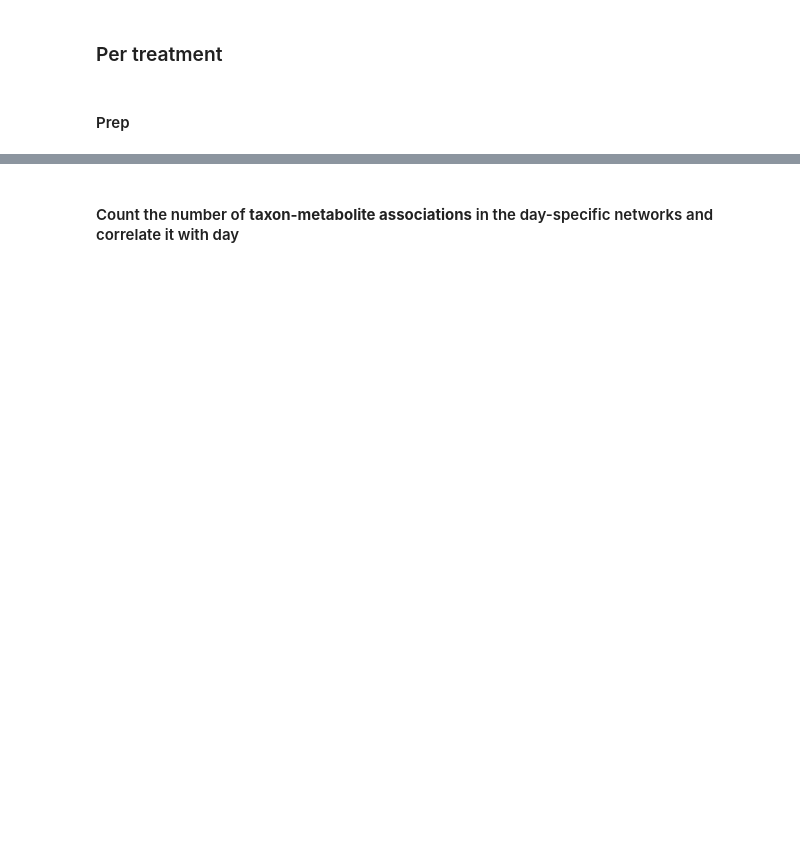
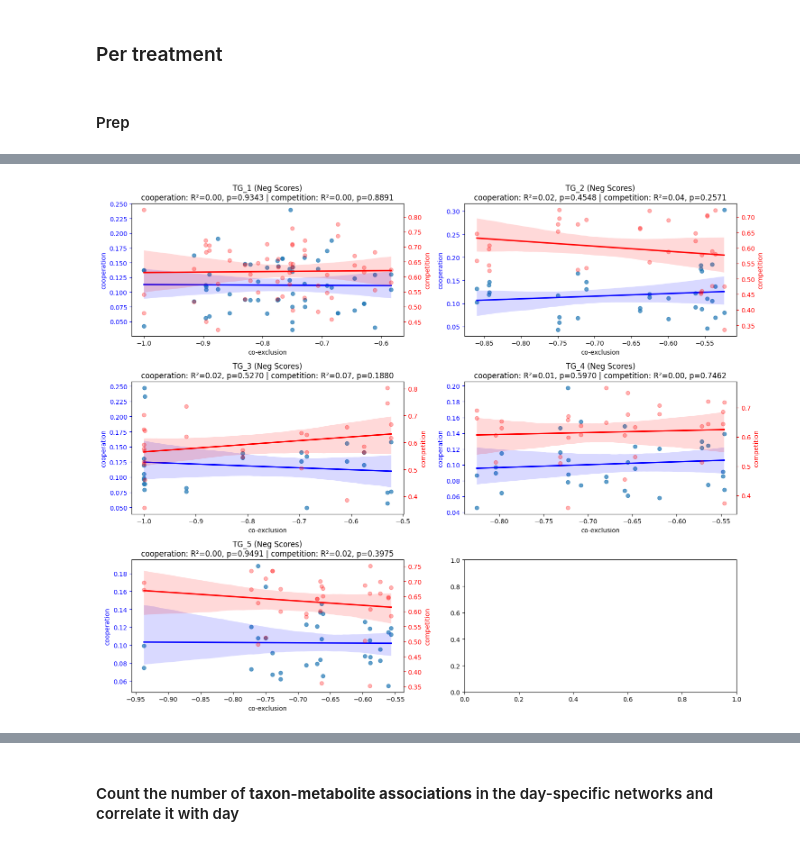
Before and after one commit to hariszaf/AMAC005_chicken_salmonella, a Jupyter notebook: microbetag_analysis/mtg_analysis.ipynb, the cells around one changed output, grey strips where cells are left out. Saved outputs shown, nothing was run; the diff lists cells and outputs as text; code cells hidden in the pictures; blank space fills up the shorter version.

```diff
--- a/microbetag_analysis/mtg_analysis.ipynb
+++ b/microbetag_analysis/mtg_analysis.ipynb
@@ -830,8 +843,7 @@ for day, df in dfs.items():
     day_w_pearson[day]["r^2"]    = r2
     day_w_pearson[day]["pvalue"] = p_v
 
-    spearman = spearman_corr(df, "neighbors_num", "compl_ratio")
-    day_spearman[day] = spearman
+    day_spearman[day] = spearman_corr(df, "neighbors_num", "compl_ratio")
 # %%
 pd.DataFrame.from_dict(day_spearman, orient="index", columns=["Spearman"])
 # %% [output]
@@ -1143,26 +1263,28 @@ all_scores_treatments = {
 # %%
 # Define figure with 3 rows × 2 columns
 fig, axes = plt.subplots(3, 2, figsize=(15, 12))
 
 axes = axes.flatten()  # Flatten to 1D for easy indexing
 
 # Loop over networks & plot
-for i, (day, scores) in enumerate(all_scores_treatments.items()):
+for i, (treatment, scores) in enumerate(all_scores_treatments.items()):
     if i >= 6:  # Limit to 6 plots (3×2 grid)
         break
 
     # Handle negative weight scores (next available subplot)
     neg_scores = scores["neg"]
     neg_df     = pd.DataFrame.from_dict(neg_scores, orient="index")
     neg_df     = neg_df.apply(pd.to_numeric, errors="coerce").dropna()  # Ensure numeric values and drop NaN rows
 
     if not neg_df.empty:  # Plot negative weight scores in the next available subplot
         if i + 1 < 6:  # Ensure we don't exceed the grid
-            plot_dual_regression(axes[i], neg_df, COEXCLUSION, COOPERATION, COMPETITION, f"{day} (Neg Scores)")
+            plot_dual_regression(axes[i], neg_df, COEXCLUSION, COOPERATION, COMPETITION, f"{treatment} (Neg Scores)")
 
 # Adjust layout to prevent overlapping
 plt.tight_layout()
 plt.show()
+# %% [output]
+[figure, added]
 # %%
 # Define figure with 3 rows × 2 columns
 fig, axes = plt.subplots(3, 2, figsize=(15, 12))
```
Also changed, not shown: parts of 44 cells of this notebook, 21 other files.
